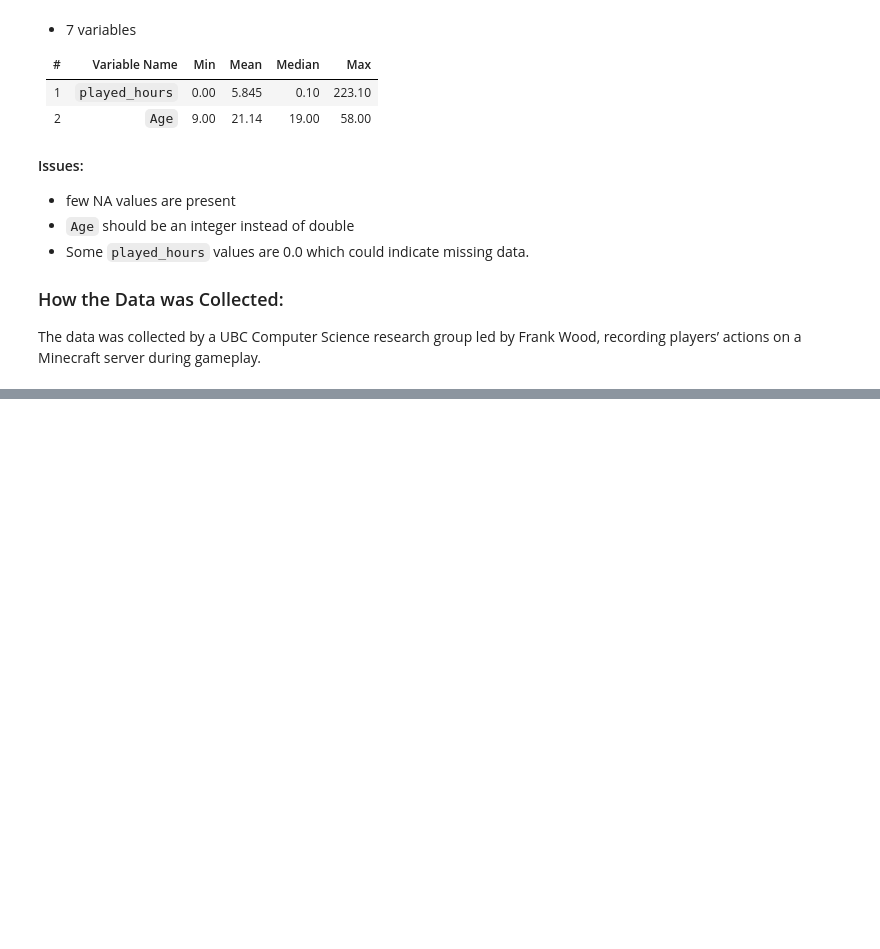
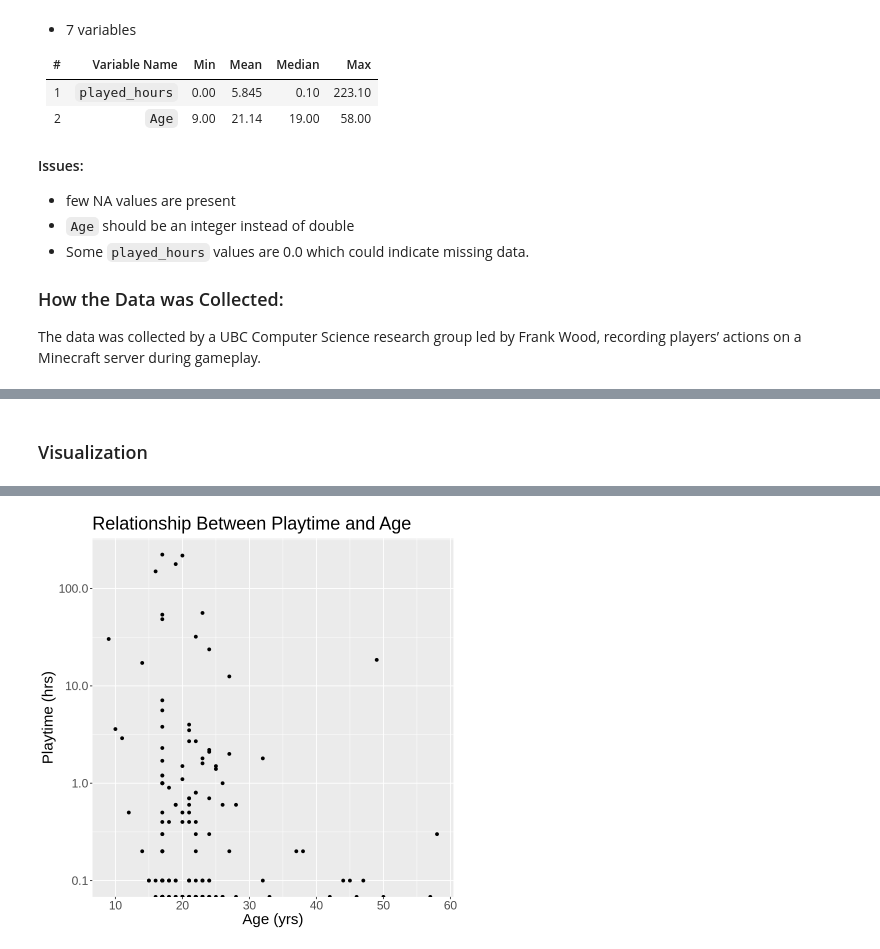
Before and after one commit to Warren-2003/dsci-100-2025w1-group-27, a Jupyter notebook: Project Final Report.ipynb, the cells around one changed output, grey strips where cells are left out. Drawn from its saved outputs; the diff is of its cells as text; code cells hidden in the pictures; blank space fills up the shorter version.

```diff
--- a/Project Final Report.ipynb
+++ b/Project Final Report.ipynb
@@ -72,0 +30,8 @@ The data was collected by a UBC Computer Science research group led by Frank Woo
+# %%
+#load in packages
+library(tidymodels)
+library(tidyverse)
+
+#read in datasets
+players <- read_csv("players.csv")
+head(players, 6)
@@ -72,0 +67,6 @@ The data was collected by a UBC Computer Science research group led by Frank Woo
+# %%
+players_wrangled <- players |>
+    select(played_hours, Age) |>
+    na.omit()
+
+head(players_wrangled, 6)
@@ -72,0 +106,11 @@ The data was collected by a UBC Computer Science research group led by Frank Woo
+# %% [markdown]
+### Visualization
+# %%
+players_select_plot <- ggplot(players_wrangled, aes(y = played_hours, x = Age)) +
+    geom_point() +
+    scale_y_log10() +
+    labs(y = "Playtime (hrs)", x = "Age (yrs)", title = "Relationship Between Playtime and Age") +
+    theme(text = element_text(size = 18))
+
+players_select_plot
+# %% [output]
@@ -72,0 +119 @@ The data was collected by a UBC Computer Science research group led by Frank Woo
+[figure, added]
```
Also changed, not shown: parts of 12 cells of this notebook.
